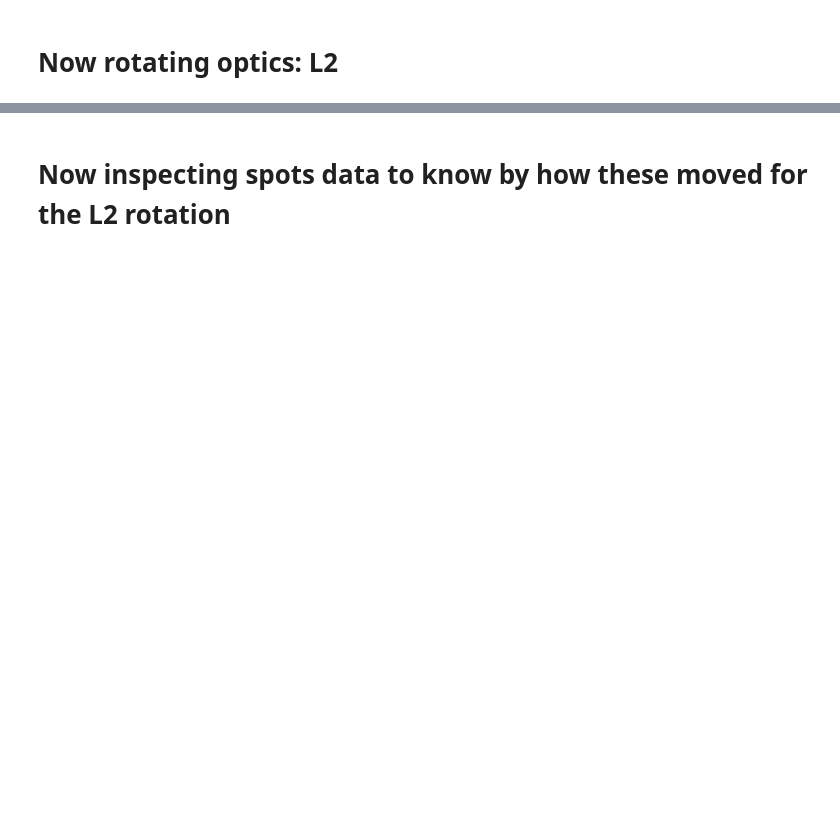
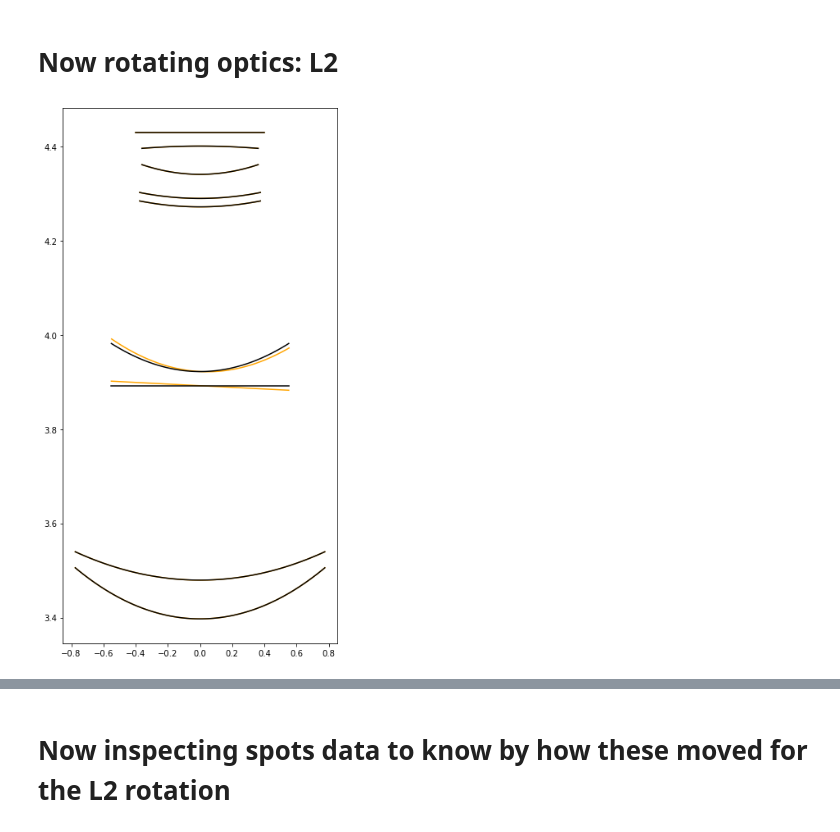
Before and after one commit to lsst-camera-dh/ghosts, a Jupyter notebook: notebooks/LSST_CCOB_ghost_misalignment.ipynb, the cells around one changed output, grey strips where cells are left out. Cells and saved outputs as stored; diff of their text form; code cells hidden in the pictures; blank space fills up the shorter version.

```diff
--- a/notebooks/LSST_CCOB_ghost_misalignment.ipynb
+++ b/notebooks/LSST_CCOB_ghost_misalignment.ipynb
@@ -75,16 +127,18 @@ plt.show()
 # Now rotating optics: L2
 # %%
 # Rotating L2 around Y
-rotated_telescope = tweak_optics.rotate_optic(telescope, 'L2', axis='y', angle=1, verbose=True)
+rotated_telescope = tweak_optics.rotate_optic(telescope, 'L2', axis='y', angle=1)
 tweak_optics.make_optics_reflective(rotated_telescope)
 # showing telescope
 plt.rcParams["figure.figsize"] = [6, 12]
 fig, ax = plt.subplots(1)
 # after rotation
 rotated_telescope.draw2d(ax, c='orange')
 # before rotation
 telescope.draw2d(ax, c='k')
 plt.show()
+# %% [output]
+[figure, added]
 # %%
 # Run simulation with standard beam config
 traceFull_r, rForward_r, rReverse_r, rays_r = simulator.run_simulation(rotated_telescope, beam_config=BEAM_CONFIG_0)
```
Also changed, not shown: parts of 46 cells of this notebook.
